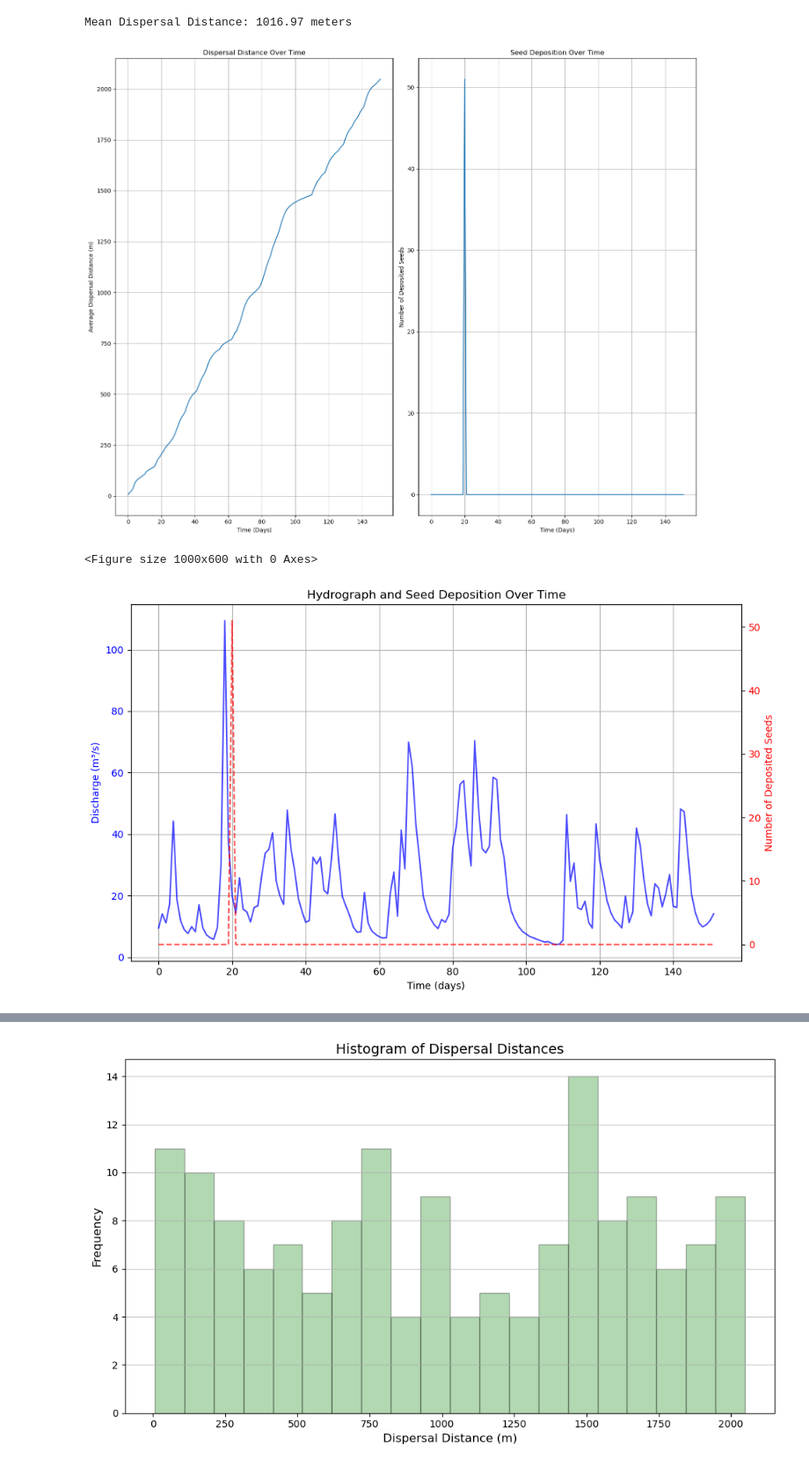
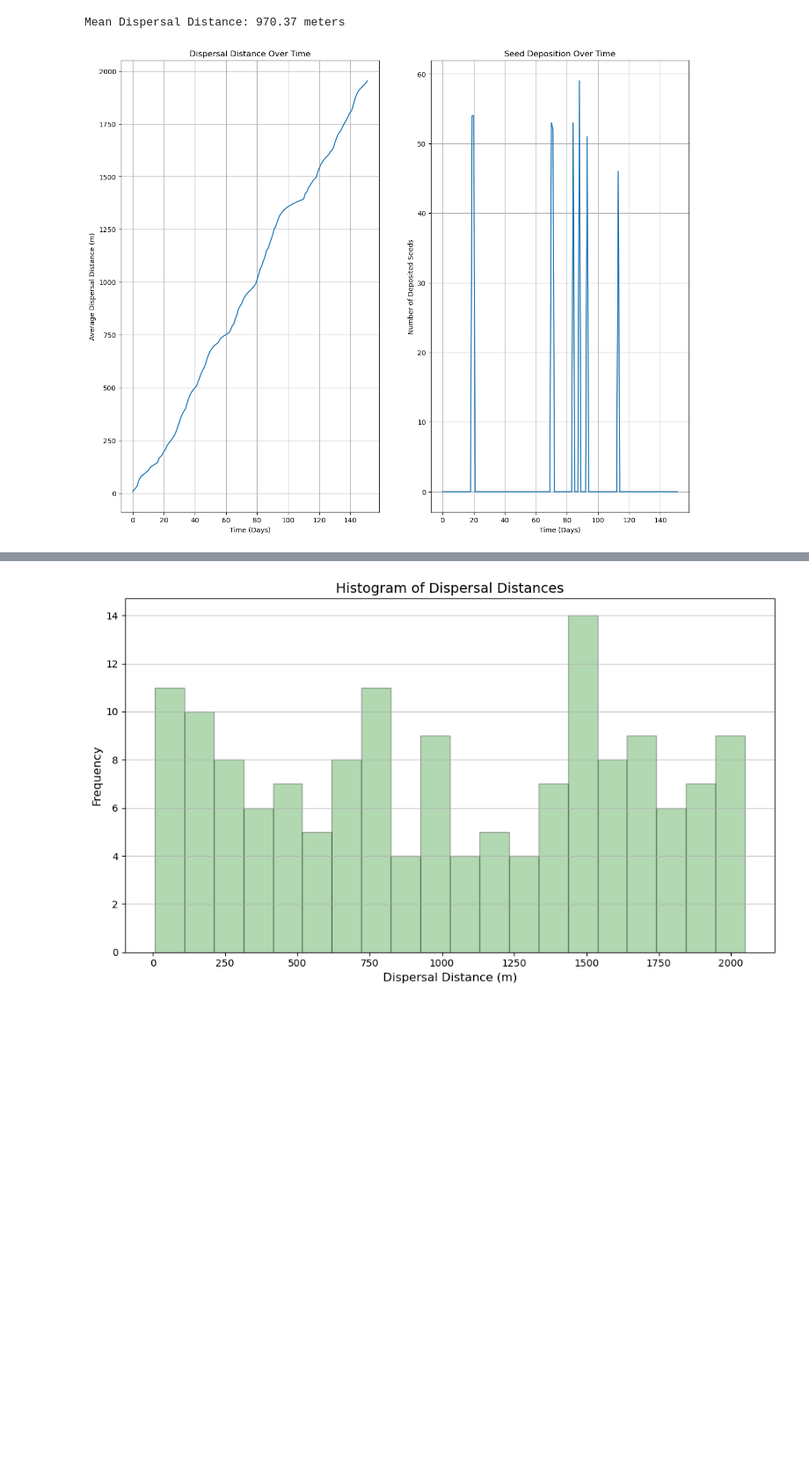
Before and after one commit to jahardwick8/INNS_seed_transport, a Jupyter notebook: INNS_seed_py/seed_dispersal_1D.ipynb, the cells around one changed output, grey strips where cells are left out. Shown at 88% size. Saved outputs shown, nothing was run; the diff lists cells and outputs as text; code cells hidden in the pictures; blank space fills up the shorter version.

Commit message:
changed layout of code for graph plotting and changed bankfull threshold based of calcualted EA levels - disregard previous commit 7e78c81 as this was made in error

```diff
--- a/INNS_seed_py/seed_dispersal_1D.ipynb
+++ b/INNS_seed_py/seed_dispersal_1D.ipynb
@@ -19,7 +19,7 @@ std_seed_diameter = (seed_diameter_max - seed_diameter_min) / 6  # 99.7% of data
 
 # Number of seeds for the simulation
 stand_area = 1170 # area of Impateins glandluifera stand (m2)
-seed_rain = 6000 # seed rain reported by Beerling DJ & Perrins JM (1993) (seed/m2)
+#seed_rain = 6000 # seed rain reported by Beerling DJ & Perrins JM (1993) (seed/m2)
 num_seeds = 100
 
 # Generate seed densities using normal distribution and clip to the desired range
@@ -84,10 +84,10 @@ seed_distances = np.zeros(num_seeds)  # Distance traveled by each seed
 
 ## determing the effect of water level on seeds
 # Define above bankfull water level (m) threshold to delineate overbank flow
-threshold_water_level = 2  # specify known overbank flow water level threshold
+threshold_water_level = 1.35 # specify known overbank flow water level threshold
 
-# Threshold for seed abandonment above threshold
-abandonment_threshold = 0.5  # **Arbitrary** no good field data for this - maybe ask Zarah with mats?
+# Threshold for seed deposition above threshold
+abandonment_threshold = 0.50  # **Arbitrary** no good field data for this - maybe ask Zarah with mats?
 
 # Simulation loop
 for t in range(time_steps):
@@ -162,65 +162,33 @@ for t in range(time_steps):
         avg_distance = np.mean(active_seed_distances)  # Ignore deposited seeds
     else:
         avg_distance = 0  # In case all seeds have deposited
     dispersal_distances.append(avg_distance)
 
 mean_dispersal_distance = np.mean(dispersal_distances)
 print(f"Mean Dispersal Distance: {mean_dispersal_distance:.2f} meters")
 
 # Now, create the histogram of dispersal distances every 20 days
 # Group dispersal distances into 20-day intervals
 interval = 20
 grouped_dispersal_distances = [dispersal_distances[i:i+interval] for i in range(0, len(dispersal_distances), interval)]
 
 # Plotting
 fig, axes = plt.subplots(1, 2, figsize=(15, 12))
 
 # Plot dispersal distance over time
 axes[0].plot(dispersal_distances)
 axes[0].set_title('Dispersal Distance Over Time')
 axes[0].set_xlabel('Time (Days)')
 axes[0].set_ylabel('Average Dispersal Distance (m)')
 axes[0].grid(True)
 
 # Plot seed deposition over time
 axes[1].plot(deposited_seeds_over_time)
 axes[1].set_title('Seed Deposition Over Time')
 axes[1].set_xlabel('Time (Days)')
 axes[1].set_ylabel('Number of Deposited Seeds')
 axes[1].grid(True)
-
-# Adjust layout
-plt.tight_layout()
-plt.show()
-
-# Plot the hydrograph and seed deposition over time
-plt.figure(figsize=(10, 6))
-
-# Create a twin axis to plot both hydrograph and deposited seeds on the same plot
-fig, ax1 = plt.subplots(figsize=(10, 6))
-
-# Plot the hydrograph on the first y-axis
-ax1.plot(range(time_steps), hydrograph, color='blue', label="Hydrograph (Discharge)", linestyle='-', alpha=0.7)
-ax1.set_xlabel('Time (days)')
-ax1.set_ylabel('Discharge (m³/s)', color='blue')
-ax1.tick_params(axis='y', labelcolor='blue')
-
-# Create a second y-axis to plot deposited seeds
-ax2 = ax1.twinx()
-ax2.plot(range(time_steps), deposited_seeds_over_time, color='red', label="Deposited Seeds", linestyle='--', alpha=0.7)
-ax2.set_ylabel('Number of Deposited Seeds', color='red')
-ax2.tick_params(axis='y', labelcolor='red')
-
-# Adding titles and grid
-ax1.set_title('Hydrograph and Seed Deposition Over Time')
-ax1.grid(True)
-
-# Display the plot
-plt.tight_layout()
-plt.show()
 # %% [output]
-Mean Dispersal Distance: 1016.97 meters
+Mean Dispersal Distance: 970.37 meters
-[figure, old version]
+[figure, new version]
-<Figure size 1000x600 with 0 Axes>
-[figure, removed]
 # %%
```
Also changed, not shown: parts of 1 cell of this notebook.
